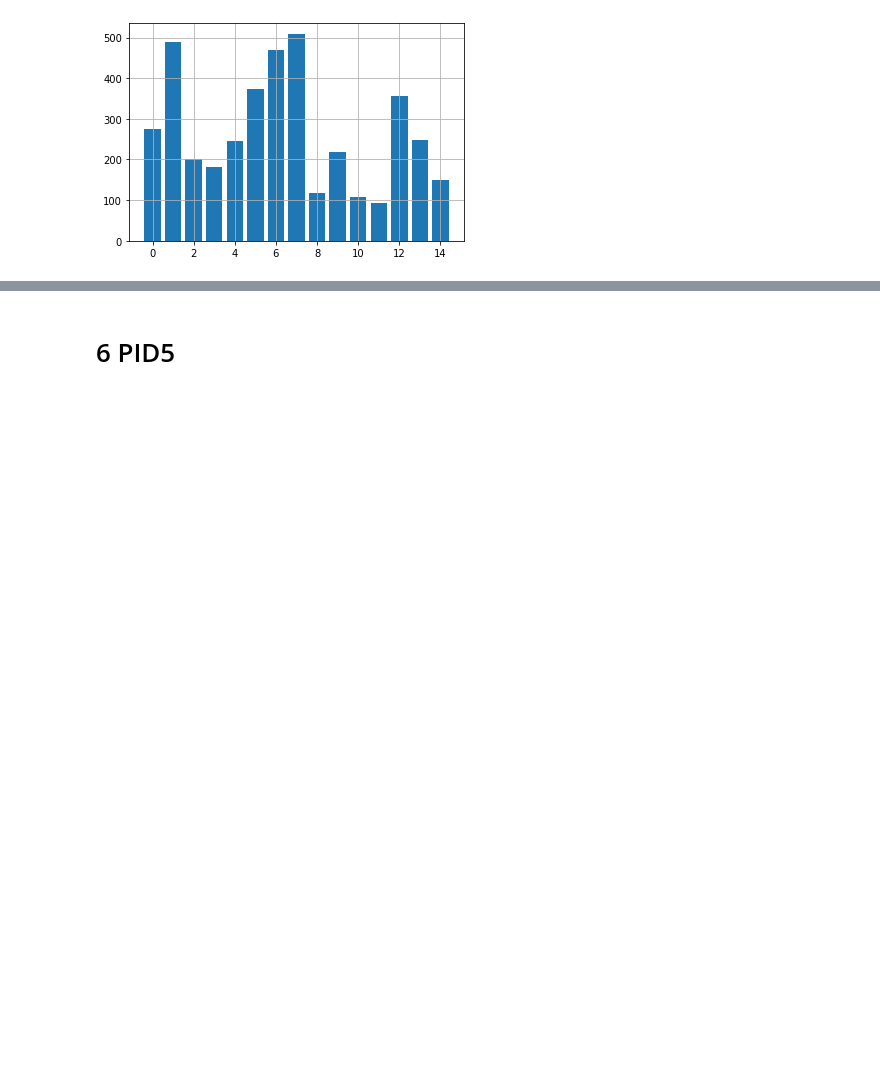
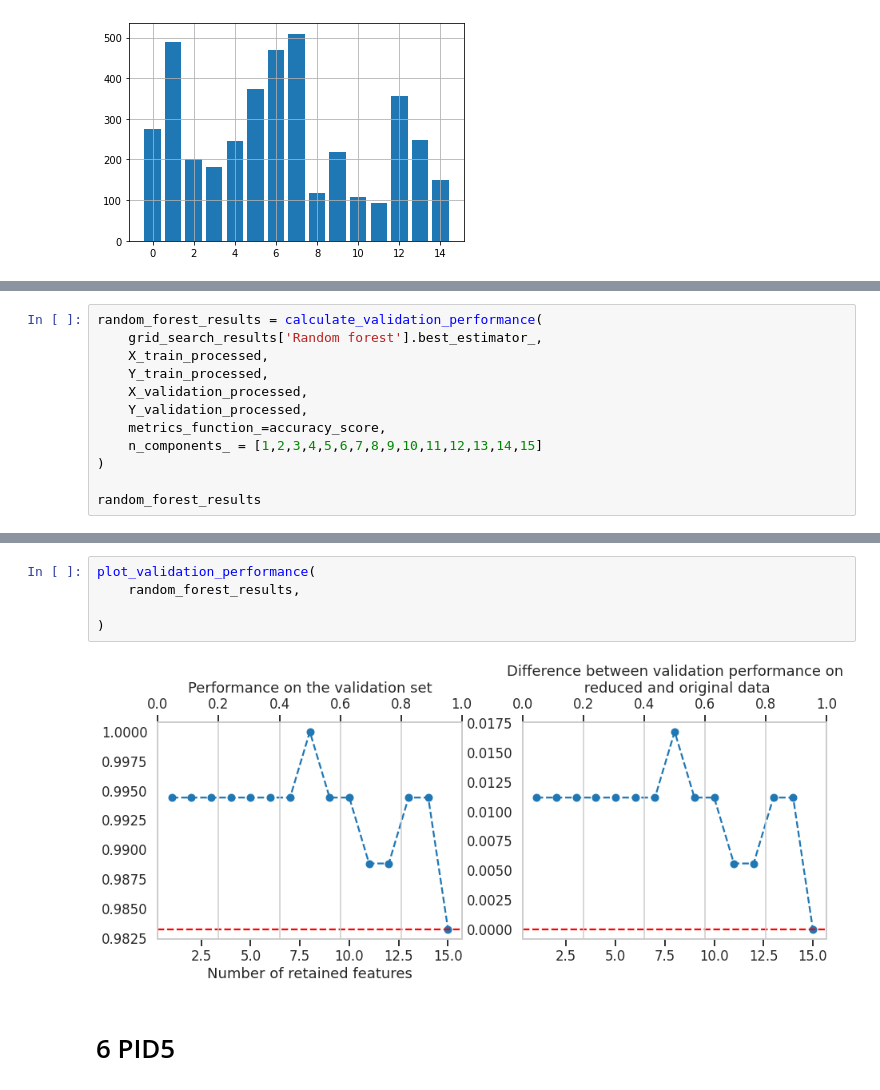
Before and after one commit to PashaIanko/Robust-Feature-Selection, a Jupyter notebook: main.ipynb, the cells around one changed output, grey strips where cells are left out. Cells and saved outputs as stored; diff of their text form; blank space fills up the shorter version.

```diff
--- a/main.ipynb
+++ b/main.ipynb
@@ -1601,0 +1794,12 @@ plot_selector_feature_scores(feature_selector)
+# %%
+random_forest_results = calculate_validation_performance(
+    grid_search_results['Random forest'].best_estimator_,
+    X_train_processed,
+    Y_train_processed,
+    X_validation_processed,
+    Y_validation_processed,
+    metrics_function_=accuracy_score,
+    n_components_ = [1,2,3,4,5,6,7,8,9,10,11,12,13,14,15]
+)
+
+random_forest_results
@@ -1602,3 +1824,10 @@ plot_selector_feature_scores(feature_selector)
+# %%
+plot_validation_performance(
+    random_forest_results,
+
+)
+# %% [output]
+[figure, added]
 # %% [markdown]
 # 6 PID5
 # %% [markdown]
```
Also changed, not shown: parts of 21 cells of this notebook.
